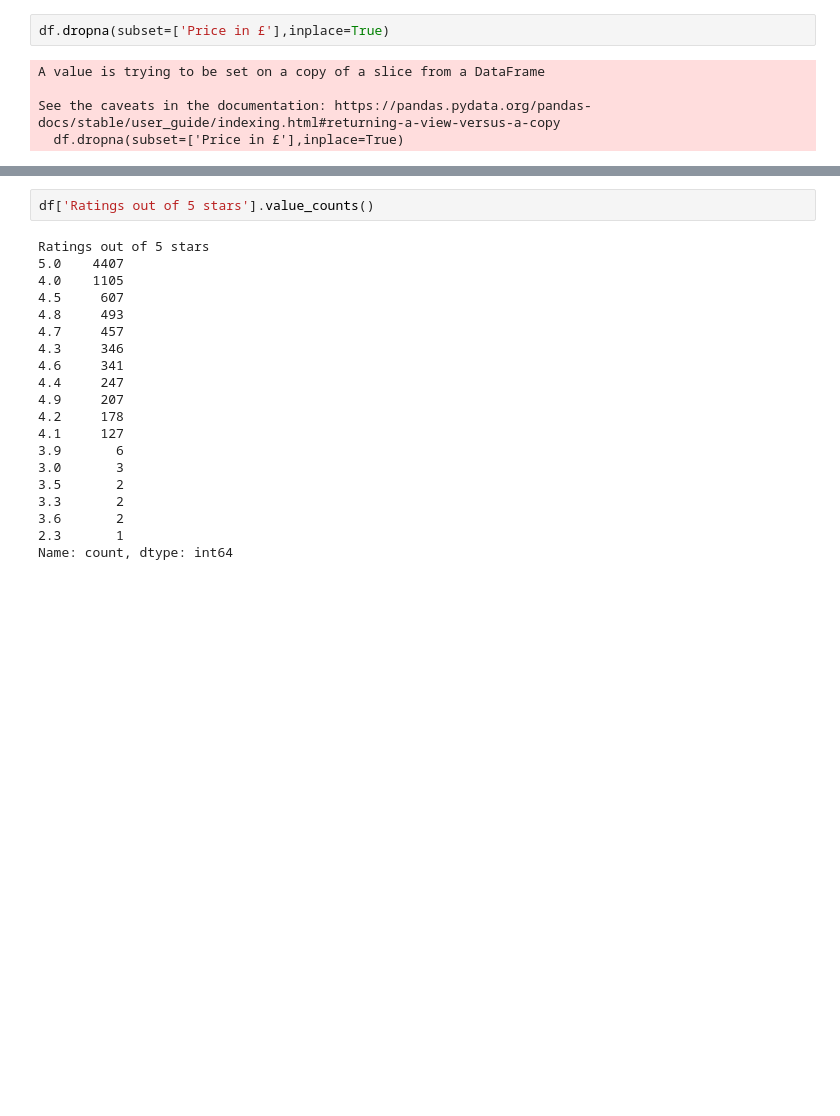
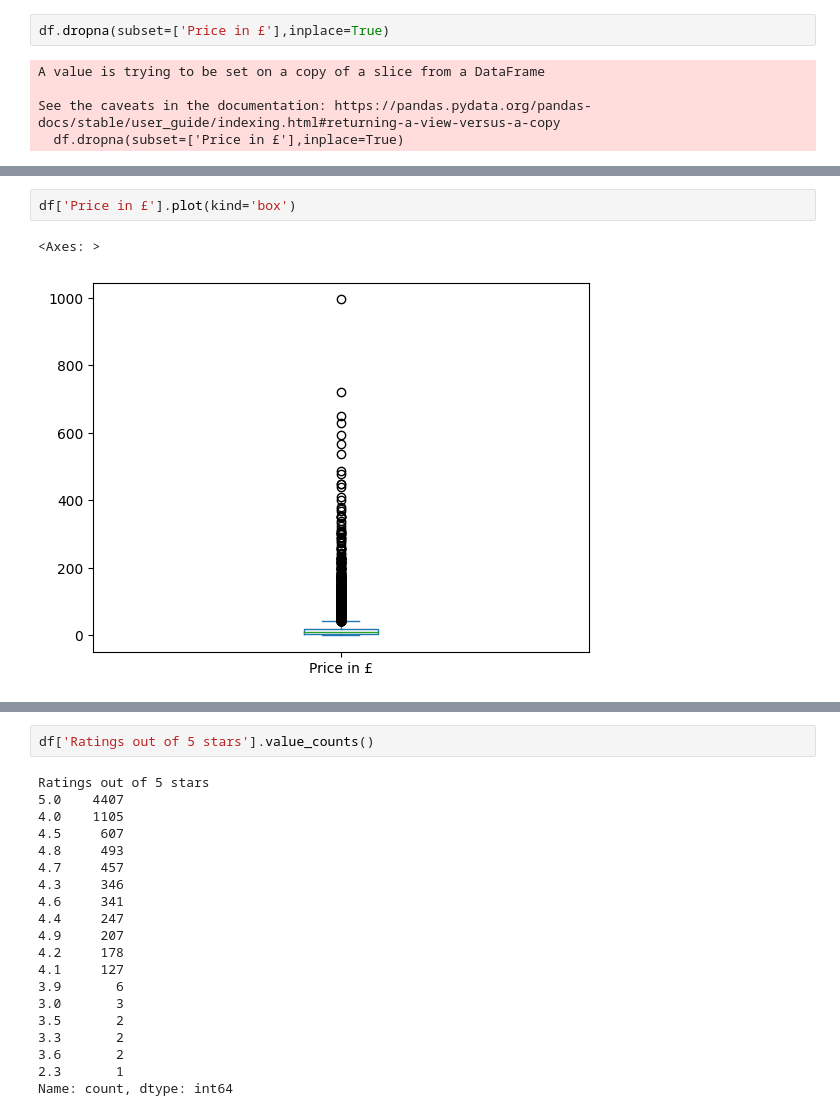
Before and after one commit to AryanAbhale/Task1, a Jupyter notebook: Aryan abhale.ipynb, the cells around one changed output, grey strips where cells are left out. Cells and saved outputs as stored; diff of their text form; blank space fills up the shorter version.

```diff
--- a/Aryan abhale.ipynb
+++ b/Aryan abhale.ipynb
@@ -369,0 +428,5 @@ array(['5\xa0', nan, '2\xa0', '3\xa0', '4\xa0', '6\xa0', '26\xa0',
+# %%
+df['Price in £'].plot(kind='box')
+# %% [output]
+<Axes: >
+[figure, added]
```
Also changed, not shown: parts of 27 cells of this notebook.
